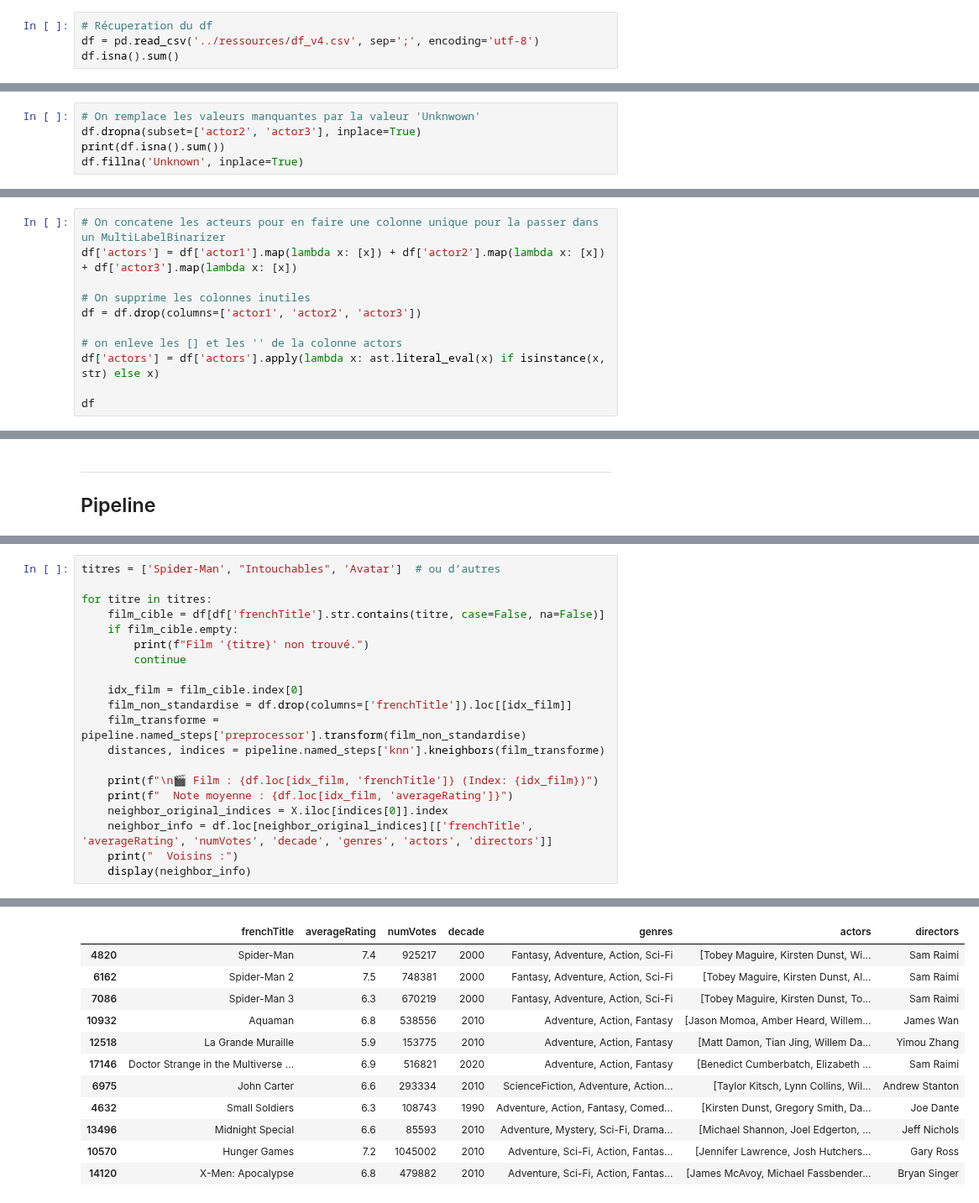
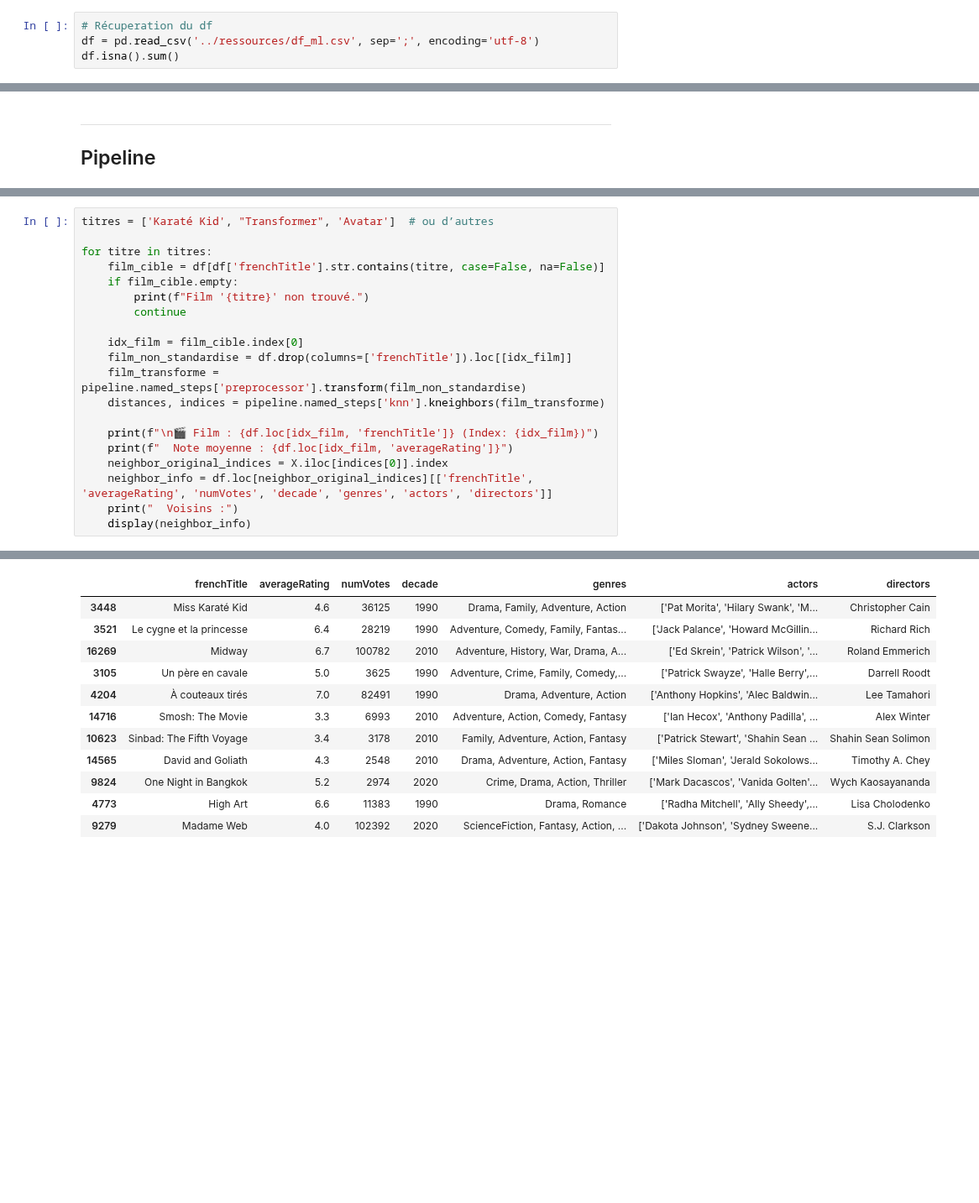
Before and after one commit to Idumii/WildCodeSchool-Projet2, a Jupyter notebook: machineLearning/training.ipynb, the cells around one changed output, grey strips where cells are left out. Shown at 84% size. Cells and saved outputs as stored; diff of their text form; blank space fills up the shorter version.

```diff
--- a/machineLearning/training.ipynb
+++ b/machineLearning/training.ipynb
@@ -55,7 +55,7 @@ class MultiLabelBinarizerPipelineFriendly(BaseEstimator, TransformerMixin):
         return self.mlb.classes_
 # %%
 # Récuperation du df
-df = pd.read_csv('../ressources/df_v4.csv', sep=';', encoding='utf-8')
+df = pd.read_csv('../ressources/df_ml.csv', sep=';', encoding='utf-8')
 df.isna().sum()
 # %% [output]
 frenchTitle      0
@@ -70,6 +68 @@ decade           0
 dtype: int64
-# %%
-# On remplace les valeurs manquantes par la valeur 'Unknwown'
-df.dropna(subset=['actor2', 'actor3'], inplace=True)
-print(df.isna().sum())
-df.fillna('Unknown', inplace=True)
@@ -87,11 +68,0 @@ dtype: int64
-# %%
-# On concatene les acteurs pour en faire une colonne unique pour la passer dans un MultiLabelBinarizer
-df['actors'] = df['actor1'].map(lambda x: [x]) + df['actor2'].map(lambda x: [x]) + df['actor3'].map(lambda x: [x])
-
-# On supprime les colonnes inutiles
-df = df.drop(columns=['actor1', 'actor2', 'actor3'])
-
-# on enleve les [] et les '' de la colonne actors
-df['actors'] = df['actors'].apply(lambda x: ast.literal_eval(x) if isinstance(x, str) else x)
-
-df
@@ -200,5 +157,5 @@ Distances des voisins les plus proches : [[0.         4.51388846 4.93712158 5.01
 # %%
-titres = ['Spider-Man', "Intouchables", 'Avatar']  # ou d’autres
+titres = ['Karaté Kid', "Transformer", 'Avatar']  # ou d’autres
 
 for titre in titres:
     film_cible = df[df['frenchTitle'].str.contains(titre, case=False, na=False)]
@@ -223,13 +180,13 @@ for titre in titres:
   Voisins :
 |  | frenchTitle | averageRating | numVotes | decade | genres | actors | directors |
-| 4820 | Spider-Man | 7.4 | 925217 | 2000 | Fantasy, Adventure, Action, Sci-Fi | [Tobey Maguire, Kirsten Dunst, Wi... | Sam Raimi |
-| 6162 | Spider-Man 2 | 7.5 | 748381 | 2000 | Fantasy, Adventure, Action, Sci-Fi | [Tobey Maguire, Kirsten Dunst, Al... | Sam Raimi |
-| 7086 | Spider-Man 3 | 6.3 | 670219 | 2000 | Fantasy, Adventure, Action, Sci-Fi | [Tobey Maguire, Kirsten Dunst, To... | Sam Raimi |
-| 10932 | Aquaman | 6.8 | 538556 | 2010 | Adventure, Action, Fantasy | [Jason Momoa, Amber Heard, Willem... | James Wan |
-| 12518 | La Grande Muraille | 5.9 | 153775 | 2010 | Adventure, Action, Fantasy | [Matt Damon, Tian Jing, Willem Da... | Yimou Zhang |
-| 17146 | Doctor Strange in the Multiverse ... | 6.9 | 516821 | 2020 | Adventure, Action, Fantasy | [Benedict Cumberbatch, Elizabeth ... | Sam Raimi |
-| 6975 | John Carter | 6.6 | 293334 | 2010 | ScienceFiction, Adventure, Action... | [Taylor Kitsch, Lynn Collins, Wil... | Andrew Stanton |
-| 4632 | Small Soldiers | 6.3 | 108743 | 1990 | Adventure, Action, Fantasy, Comed... | [Kirsten Dunst, Gregory Smith, Da... | Joe Dante |
-| 13496 | Midnight Special | 6.6 | 85593 | 2010 | Adventure, Mystery, Sci-Fi, Drama... | [Michael Shannon, Joel Edgerton, ... | Jeff Nichols |
-| 10570 | Hunger Games | 7.2 | 1045002 | 2010 | Adventure, Sci-Fi, Action, Fantas... | [Jennifer Lawrence, Josh Hutchers... | Gary Ross |
-| 14120 | X-Men: Apocalypse | 6.8 | 479882 | 2010 | Adventure, Sci-Fi, Action, Fantas... | [James McAvoy, Michael Fassbender... | Bryan Singer |
+| 3448 | Miss Karaté Kid | 4.6 | 36125 | 1990 | Drama, Family, Adventure, Action | ['Pat Morita', 'Hilary Swank', 'M... | Christopher Cain |
+| 3521 | Le cygne et la princesse | 6.4 | 28219 | 1990 | Adventure, Comedy, Family, Fantas... | ['Jack Palance', 'Howard McGillin... | Richard Rich |
+| 16269 | Midway | 6.7 | 100782 | 2010 | Adventure, History, War, Drama, A... | ['Ed Skrein', 'Patrick Wilson', '... | Roland Emmerich |
+| 3105 | Un père en cavale | 5.0 | 3625 | 1990 | Adventure, Crime, Family, Comedy,... | ['Patrick Swayze', 'Halle Berry',... | Darrell Roodt |
+| 4204 | À couteaux tirés | 7.0 | 82491 | 1990 | Drama, Adventure, Action | ['Anthony Hopkins', 'Alec Baldwin... | Lee Tamahori |
+| 14716 | Smosh: The Movie | 3.3 | 6993 | 2010 | Adventure, Action, Comedy, Fantasy | ['Ian Hecox', 'Anthony Padilla', ... | Alex Winter |
+| 10623 | Sinbad: The Fifth Voyage | 3.4 | 3178 | 2010 | Family, Adventure, Action, Fantasy | ['Patrick Stewart', 'Shahin Sean ... | Shahin Sean Solimon |
+| 14565 | David and Goliath | 4.3 | 2548 | 2010 | Drama, Adventure, Action, Fantasy | ['Miles Sloman', 'Jerald Sokolows... | Timothy A. Chey |
+| 9824 | One Night in Bangkok | 5.2 | 2974 | 2020 | Crime, Drama, Action, Thriller | ['Mark Dacascos', 'Vanida Golten'... | Wych Kaosayananda |
+| 4773 | High Art | 6.6 | 11383 | 1990 | Drama, Romance | ['Radha Mitchell', 'Ally Sheedy',... | Lisa Cholodenko |
+| 9279 | Madame Web | 4.0 | 102392 | 2020 | ScienceFiction, Fantasy, Action, ... | ['Dakota Johnson', 'Sydney Sweene... | S.J. Clarkson |
```
Also changed, not shown: parts of 5 cells of this notebook, 2 other files.
